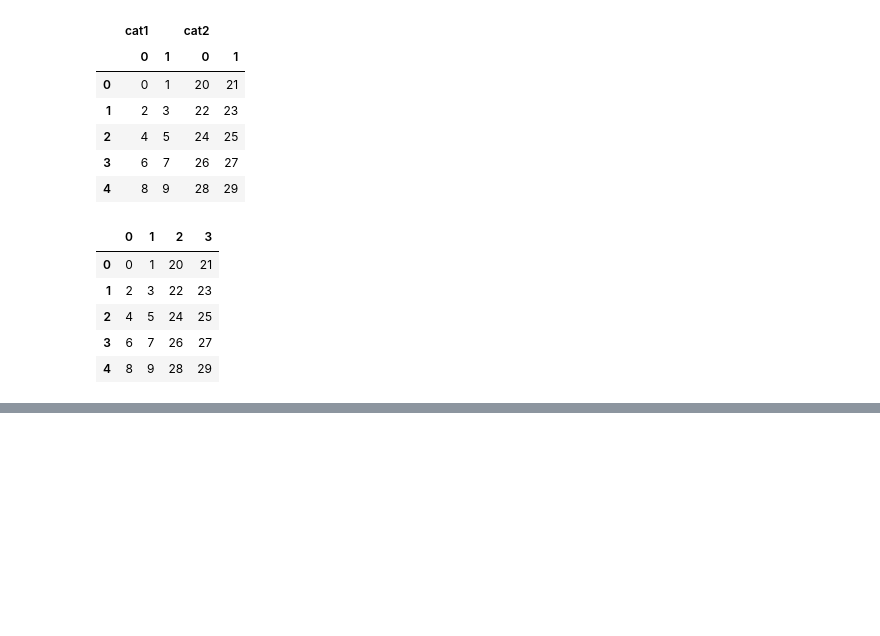
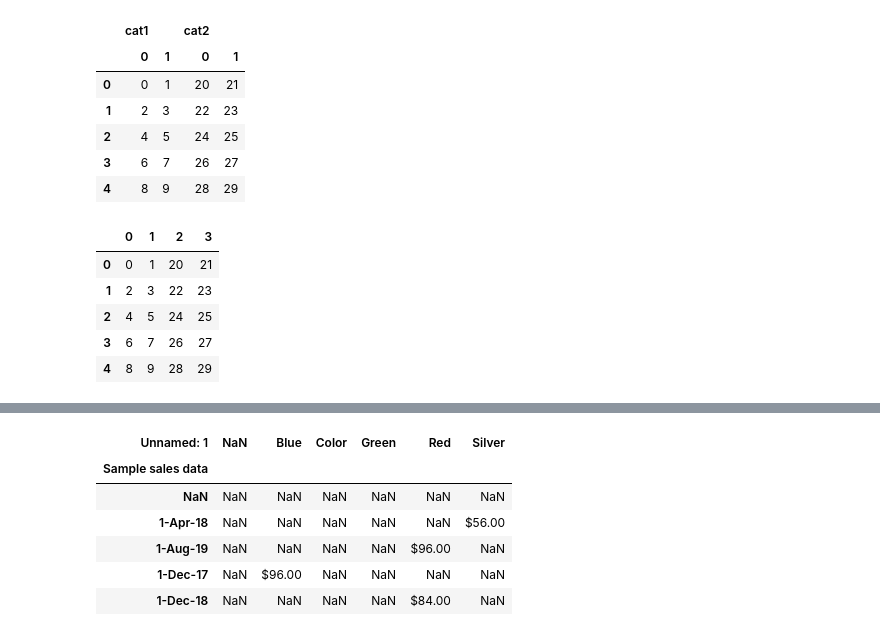
Before and after one commit to albinjohn366/DataScience_Tutorials, a Jupyter notebook: Working_with_Data.ipynb, the cells around one changed output, grey strips where cells are left out. Drawn from its saved outputs; the diff is of its cells as text; code cells hidden in the pictures; blank space fills up the shorter version.

```diff
--- a/Working_with_Data.ipynb
+++ b/Working_with_Data.ipynb
@@ -283,0 +376,11 @@ display(pd.concat([a_df, b_df], axis=1, ignore_index=True))
+# %%
+# We are gonna pivot the table to view the dates for which the colors where different and its sales
+for_pivot.pivot(index='Sample sales data', columns='Unnamed: 1', values='Unnamed: 4').head()
+# %% [output]
+| Unnamed: 1 | NaN | Blue | Color | Green | Red | Silver |
+| Sample sales data |  |  |  |  |  |  |
+| NaN | NaN | NaN | NaN | NaN | NaN | NaN |
+| 1-Apr-18 | NaN | NaN | NaN | NaN | NaN | $56.00 |
+| 1-Aug-19 | NaN | NaN | NaN | NaN | $96.00 | NaN |
+| 1-Dec-17 | NaN | $96.00 | NaN | NaN | NaN | NaN |
+| 1-Dec-18 | NaN | NaN | NaN | NaN | $84.00 | NaN |
```
Also changed, not shown: parts of 11 cells of this notebook.
